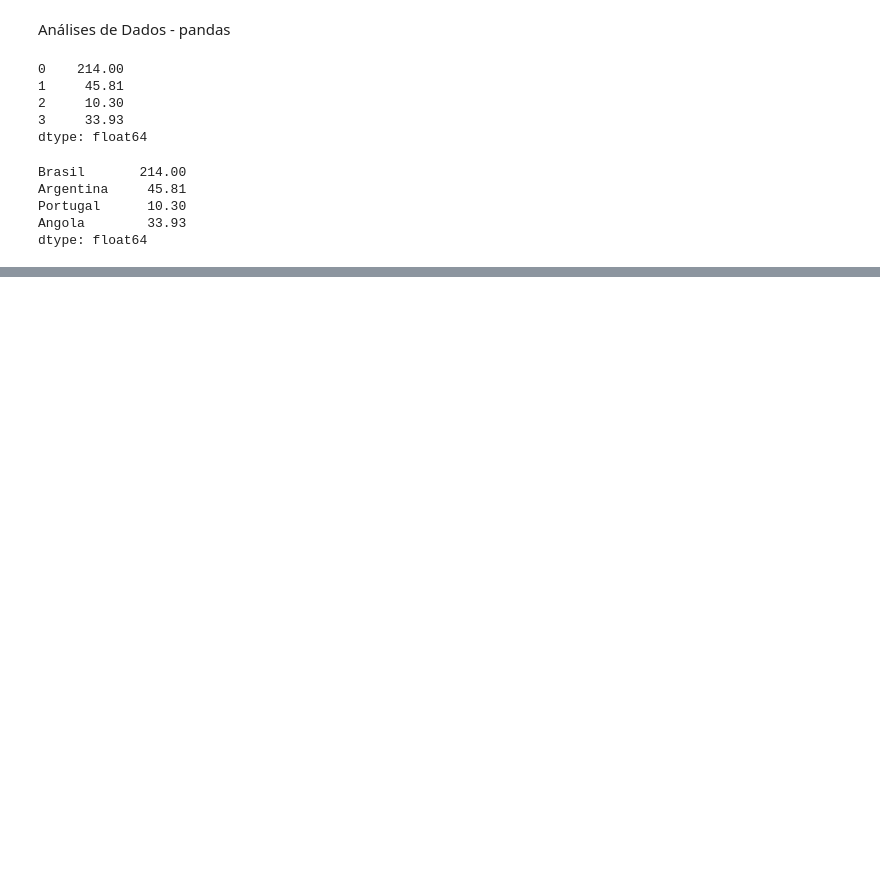
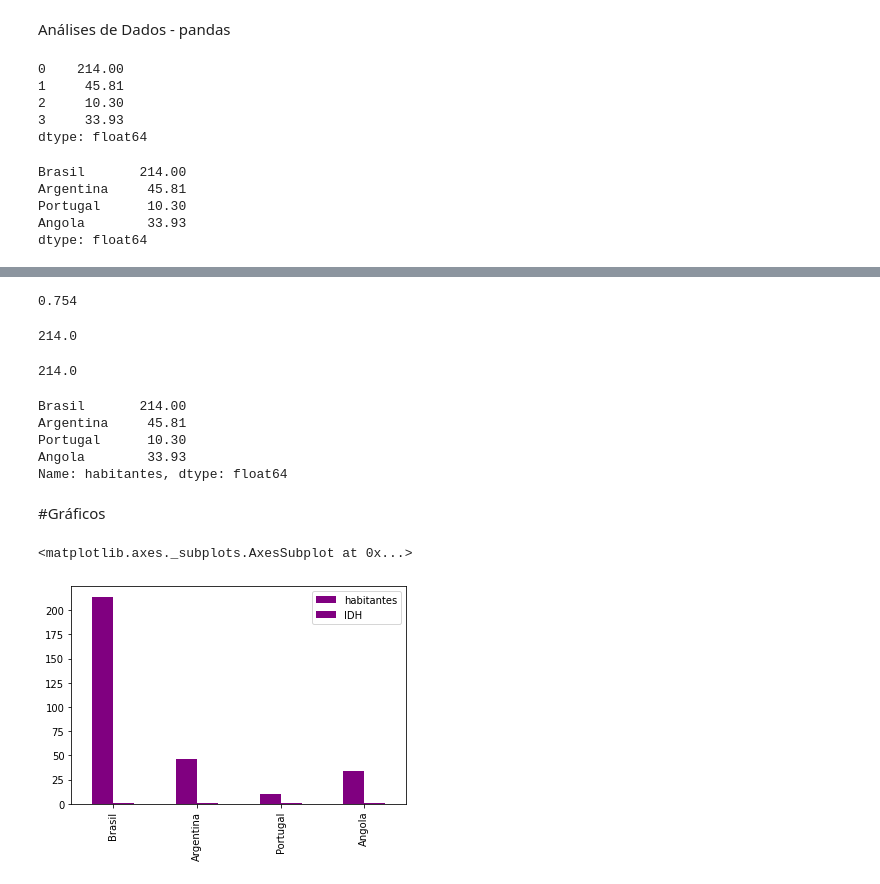
Before and after one commit to anamacao/analise_dados, a Jupyter notebook: Analise_dados_py.ipynb, the cells around one changed output, grey strips where cells are left out. Saved outputs shown, nothing was run; the diff lists cells and outputs as text; code cells hidden in the pictures; blank space fills up the shorter version.

```diff
--- a/Analise_dados_py.ipynb
+++ b/Analise_dados_py.ipynb
@@ -18,8 +18,8 @@ população
 dtype: float64
 # %%
 habitantes = [214, 45.81, 10.3, 33.93]
-países = ["Brasil", "Argentina", "Portugal", "Angola"]
-lista_países = pd.Series(data=habitantes, index=países)
+nomes = ["Brasil", "Argentina", "Portugal", "Angola"]
+lista_países = pd.Series(data=habitantes, index=nomes)
 lista_países
 # %% [output]
 Brasil       214.00
@@ -29,0 +32,10 @@ dtype: float64
+# %%
+dados = {
+    "países" : ["Brasil", "Argentina", "Portugal", "Angola"],
+    "habitantes" : [214, 45.81, 10.3, 33.93],
+    "IDH": [0.754, 0.842, 0.864, 0.581]
+
+}
+
+países = pd.DataFrame(data=dados, index = nomes)
+países
@@ -29,0 +105,28 @@ dtype: float64
+# %%
+países.iloc [0] ["IDH"]
+# %% [output]
+0.754
+# %%
+países.loc["Brasil"] ["habitantes"]
+# %% [output]
+214.0
+# %%
+países.at ["Brasil","habitantes"]
+# %% [output]
+214.0
+# %%
+países ["habitantes"]
+# %% [output]
+Brasil       214.00
+Argentina     45.81
+Portugal      10.30
+Angola        33.93
+Name: habitantes, dtype: float64
+# %% [markdown]
+#Gráficos
+# %%
+barras = países.plot (kind = "bar", legend = True, color = ["purple"])
+barras
+# %% [output]
+<matplotlib.axes._subplots.AxesSubplot at 0x...>
+[figure, added]
```
Also changed, not shown: parts of 17 cells of this notebook.
